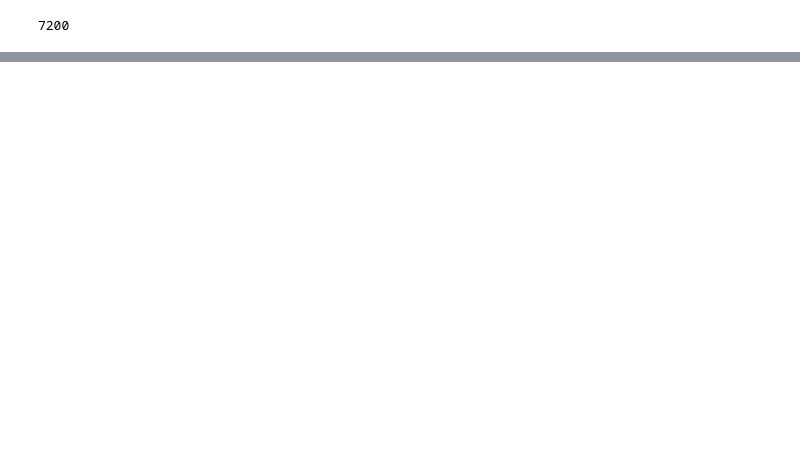
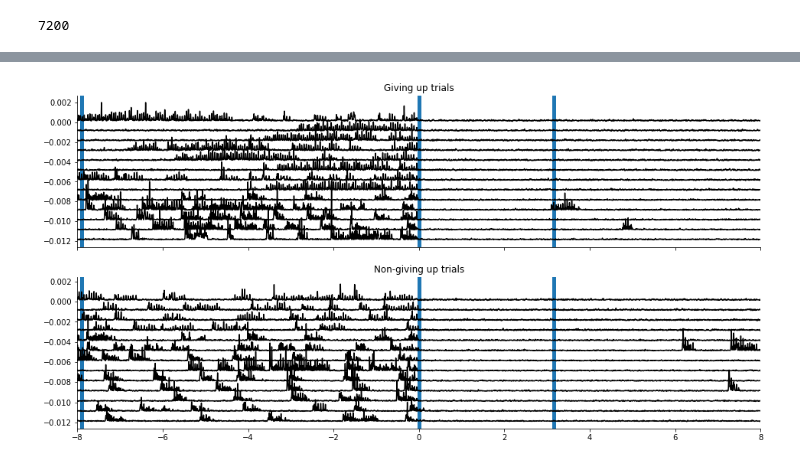
Before and after one commit to Yumuu/ngm, a Jupyter notebook: notebooks/giving-up-triggered averaging.ipynb, the cells around one changed output, grey strips where cells are left out. Saved outputs shown, nothing was run; the diff lists cells and outputs as text; code cells hidden in the pictures; blank space fills up the shorter version.

Commit message:
lots of additions to triggered averaging notebook

```diff
--- a/notebooks/giving-up-triggered averaging.ipynb
+++ b/notebooks/giving-up-triggered averaging.ipynb
@@ -5,4 +10,6 @@ from glob import glob
 import numpy as np
+# %%
+matplotlib.rcParams['font.sans-serif'] = ['Arial']
 # %%
 def trigger_data(triggers, window, fnames, average=False):
     from fish.util.fileio import load_image
@@ -50,3 +134,8 @@ with File(dirs['ephys'] + 'data.mat') as f:
+# %%
+epdat = load_muy_mat(dirs['ephys'] + 'data.mat')
+epdat_raw = load_muy_mat(dirs['ephys'] + 'rawdata.mat', head_name='rawdata')
+swims = epdat['fltCh1'] + epdat['fltCh2']
+cam = np.where(np.diff(epdat['frame']))[0][plr]
 # %%
 # columns 1 and 2 are the start and stop of stim period
 # columns 3 and 4 are start and stop of swim
@@ -65,0 +167,10 @@ trig_ngu = trigger_data(inds_ngu, window, fnames, average=True)
+# %%
+window_im = np.arange(-10, 20)
+trig_gu = trigger_data(frames_gu, window_im, fnames, average=True)
+trig_ngu = trigger_data(frames_ngu, window_im, fnames, average=True)
+
+from skimage.exposure import rescale_intensity
+in_range = (26, 4136)
+out_range = tuple(metadata['dff_lims'])
+trig_gu = rescale_intensity(trig_gu, in_range=in_range, out_range=out_range)
+trig_ngu = rescale_intensity(trig_ngu, in_range=in_range, out_range=out_range)
@@ -66,2 +215,32 @@ trig_ngu = trigger_data(inds_ngu, window, fnames, average=True)
+# %%
+def stackline(x_axis, array, axis, scale, **kwargs):
+    for ind, val in enumerate(array):
+        axis.plot(x_axis, val - ind * scale, **kwargs)
+    axis.set_xlim(x_axis.min(), x_axis.max())
+# %%
+fig, axs = plt.subplots(nrows=2, figsize=(16,8), sharex=True)
+window = np.arange(-8 * 6000, 8 * 6000)
+x_axis_ep = window / 6000
+
+triggers = gu_inds
+trig_ep_gu = triggered_behavior(triggers, window, swims)
+scale = .001
+
+stackline(x_axis_ep, trig_ep_gu, axis=axs[0], scale=scale, color='k')
+axs[0].title.set_text('Giving up trials')
+[axs[0].axvline(window_im[t] * fs_im, zorder=0, linewidth=5) for t in t_points]
+
+triggers = ngu_inds
+trig_ep_ngu = triggered_behavior(ngu_inds, window, swims)
+stackline(x_axis_ep, trig_ep_ngu, axis=axs[1], scale=scale, color='k')
+
+axs[1].set_xlim(x_axis_ep[0], x_axis_ep[-1])
+axs[1].title.set_text('Non-giving up trials')
+[axs_format(ax) for ax in axs]
+[axs[-1].axvline(window_im[t] * fs_im, zorder=0, linewidth=5) for t in t_points]
+
+plt.savefig(dirs['output'] + 'triggered_behavior.pdf')
+# %% [output]
+[figure, added]
 # %%
 from skimage.io import imsave
```
Also changed, not shown: parts of 21 cells of this notebook.
